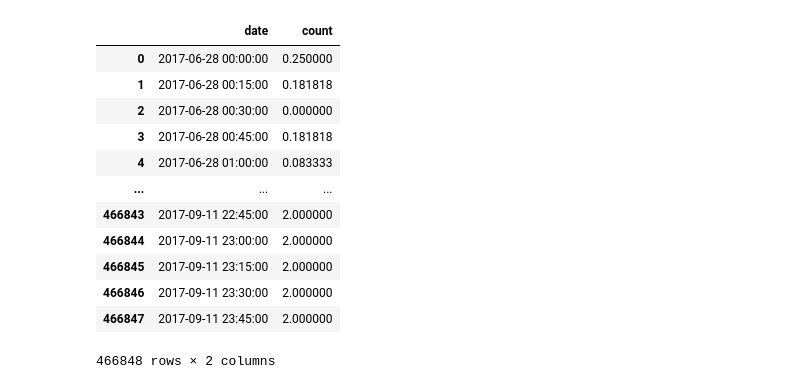
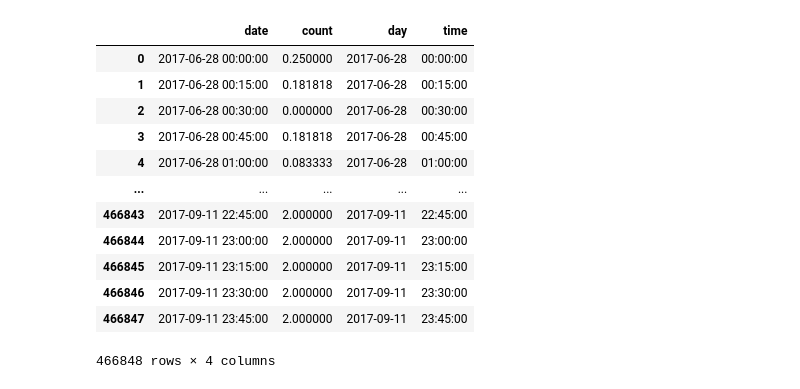
Before and after one commit to lanyu0322/phd_semester1, a Jupyter notebook: read_multi_files.ipynb, the cells around one changed output. Saved outputs shown, nothing was run; the diff lists cells and outputs as text; code cells hidden in the pictures.

```diff
--- a/read_multi_files.ipynb
+++ b/read_multi_files.ipynb
@@ -48,16 +106,19 @@ print(frame)
-# %%
-frame
-# %% [output]
-|  | date | count |
-| 0 | 2017-06-28 00:00:00 | 0.250000 |
-| 1 | 2017-06-28 00:15:00 | 0.181818 |
-| 2 | 2017-06-28 00:30:00 | 0.000000 |
-| 3 | 2017-06-28 00:45:00 | 0.181818 |
-| 4 | 2017-06-28 01:00:00 | 0.083333 |
-| ... | ... | ... |
-| 466843 | 2017-09-11 22:45:00 | 2.000000 |
-| 466844 | 2017-09-11 23:00:00 | 2.000000 |
-| 466845 | 2017-09-11 23:15:00 | 2.000000 |
-| 466846 | 2017-09-11 23:30:00 | 2.000000 |
-| 466847 | 2017-09-11 23:45:00 | 2.000000 |
-466848 rows × 2 columns
+# %%
+# -- create day and time column
+frame["day"] = frame["date"].dt.date
+frame["time"] = frame["date"].dt.time
+frame
+# %% [output]
+|  | date | count | day | time |
+| 0 | 2017-06-28 00:00:00 | 0.250000 | 2017-06-28 | 00:00:00 |
+| 1 | 2017-06-28 00:15:00 | 0.181818 | 2017-06-28 | 00:15:00 |
+| 2 | 2017-06-28 00:30:00 | 0.000000 | 2017-06-28 | 00:30:00 |
+| 3 | 2017-06-28 00:45:00 | 0.181818 | 2017-06-28 | 00:45:00 |
+| 4 | 2017-06-28 01:00:00 | 0.083333 | 2017-06-28 | 01:00:00 |
+| ... | ... | ... | ... | ... |
+| 466843 | 2017-09-11 22:45:00 | 2.000000 | 2017-09-11 | 22:45:00 |
+| 466844 | 2017-09-11 23:00:00 | 2.000000 | 2017-09-11 | 23:00:00 |
+| 466845 | 2017-09-11 23:15:00 | 2.000000 | 2017-09-11 | 23:15:00 |
+| 466846 | 2017-09-11 23:30:00 | 2.000000 | 2017-09-11 | 23:30:00 |
+| 466847 | 2017-09-11 23:45:00 | 2.000000 | 2017-09-11 | 23:45:00 |
+466848 rows × 4 columns
```
Also changed, not shown: parts of 38 cells of this notebook.
